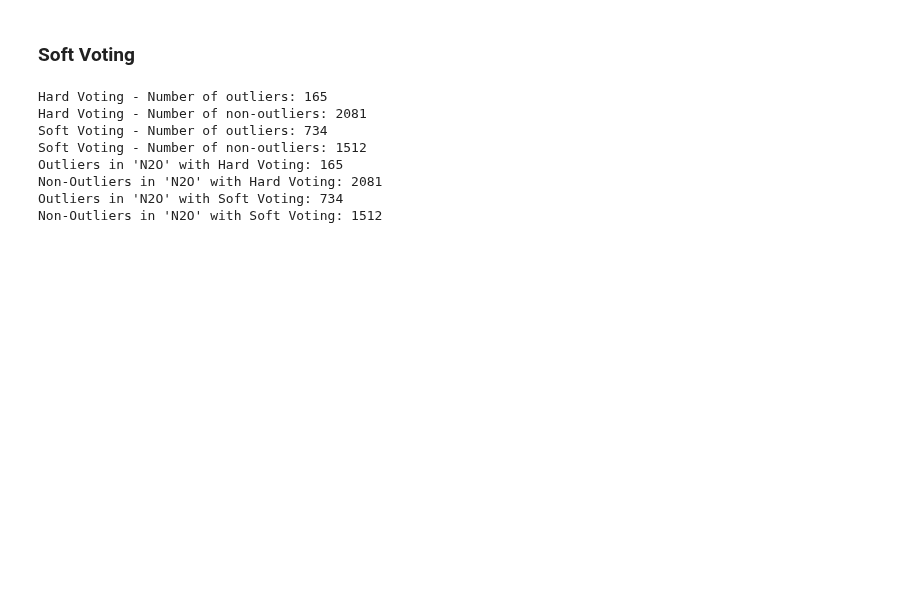
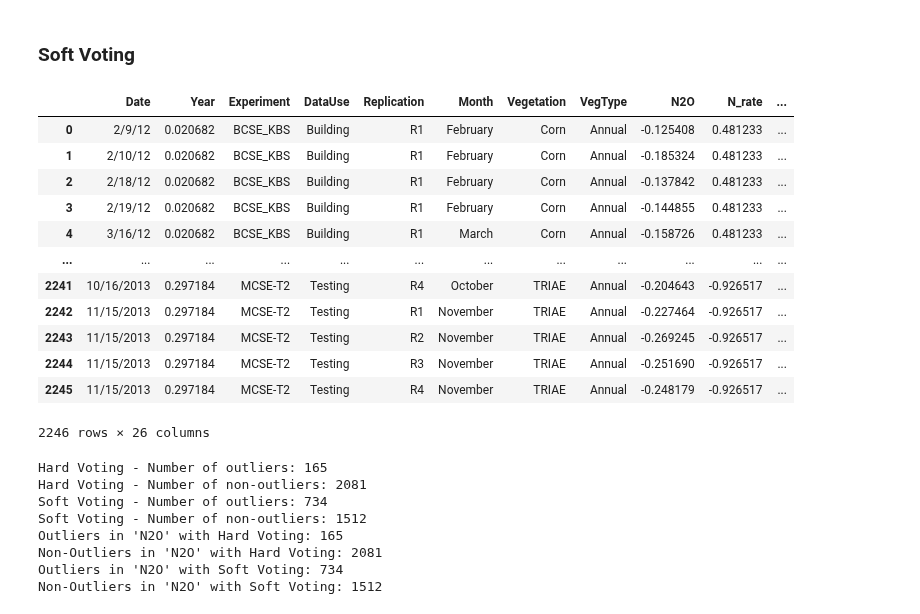
Before and after one commit to roniwahyu/outlier-detection2024, a Jupyter notebook: 09_04_1_Agricultural_N2O_IDO_Training_Testing_Plain_SWI_23052024.ipynb, the cells around one changed output. Saved outputs shown, nothing was run; the diff lists cells and outputs as text; code cells hidden in the pictures; blank space fills up the shorter version.

```diff
--- a/09_04_1_Agricultural_N2O_IDO_Training_Testing_Plain_SWI_23052024.ipynb
+++ b/09_04_1_Agricultural_N2O_IDO_Training_Testing_Plain_SWI_23052024.ipynb
@@ -242,3 +245,19 @@ soft_voting_pred = np.apply_along_axis(lambda x: -1 if np.mean(x) < 0 else 1, ax
+# %%
+data
+# %% [output]
+|  | Date | Year | Experiment | DataUse | Replication | Month | Vegetation | VegType | N2O | N_rate | ... |
+| 0 | 2/9/12 | 0.020682 | BCSE_KBS | Building | R1 | February | Corn | Annual | -0.125408 | 0.481233 | ... |
+| 1 | 2/10/12 | 0.020682 | BCSE_KBS | Building | R1 | February | Corn | Annual | -0.185324 | 0.481233 | ... |
+| 2 | 2/18/12 | 0.020682 | BCSE_KBS | Building | R1 | February | Corn | Annual | -0.137842 | 0.481233 | ... |
+| 3 | 2/19/12 | 0.020682 | BCSE_KBS | Building | R1 | February | Corn | Annual | -0.144855 | 0.481233 | ... |
+| 4 | 3/16/12 | 0.020682 | BCSE_KBS | Building | R1 | March | Corn | Annual | -0.158726 | 0.481233 | ... |
+| ... | ... | ... | ... | ... | ... | ... | ... | ... | ... | ... | ... |
+| 2241 | 10/16/2013 | 0.297184 | MCSE-T2 | Testing | R4 | October | TRIAE | Annual | -0.204643 | -0.926517 | ... |
+| 2242 | 11/15/2013 | 0.297184 | MCSE-T2 | Testing | R1 | November | TRIAE | Annual | -0.227464 | -0.926517 | ... |
+| 2243 | 11/15/2013 | 0.297184 | MCSE-T2 | Testing | R2 | November | TRIAE | Annual | -0.269245 | -0.926517 | ... |
+| 2244 | 11/15/2013 | 0.297184 | MCSE-T2 | Testing | R3 | November | TRIAE | Annual | -0.251690 | -0.926517 | ... |
+| 2245 | 11/15/2013 | 0.297184 | MCSE-T2 | Testing | R4 | November | TRIAE | Annual | -0.248179 | -0.926517 | ... |
+2246 rows × 26 columns
 # %%
 # Add the voting results to the original data
 data['Hard_Voting_Outlier'] = hard_voting_pred
```
Also changed, not shown: parts of 6 cells of this notebook, 3 other files.
